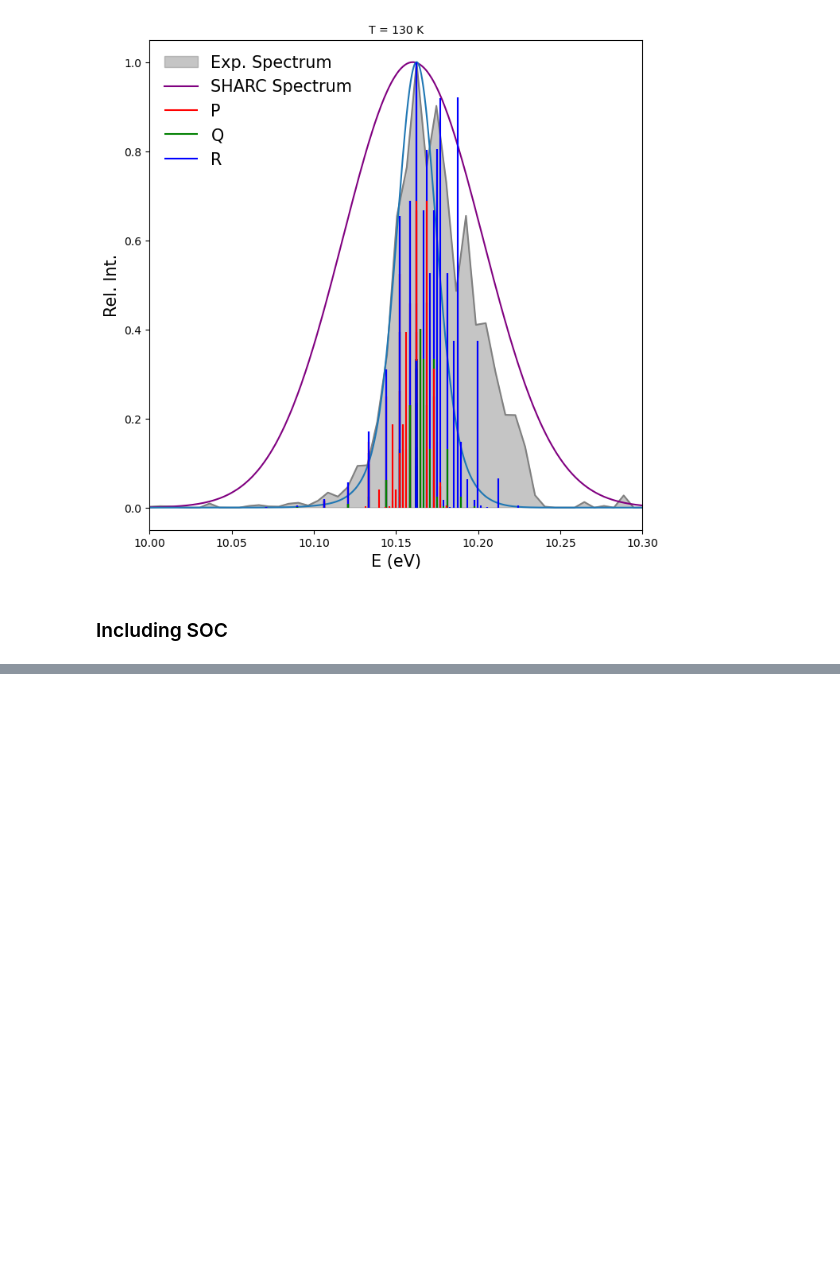
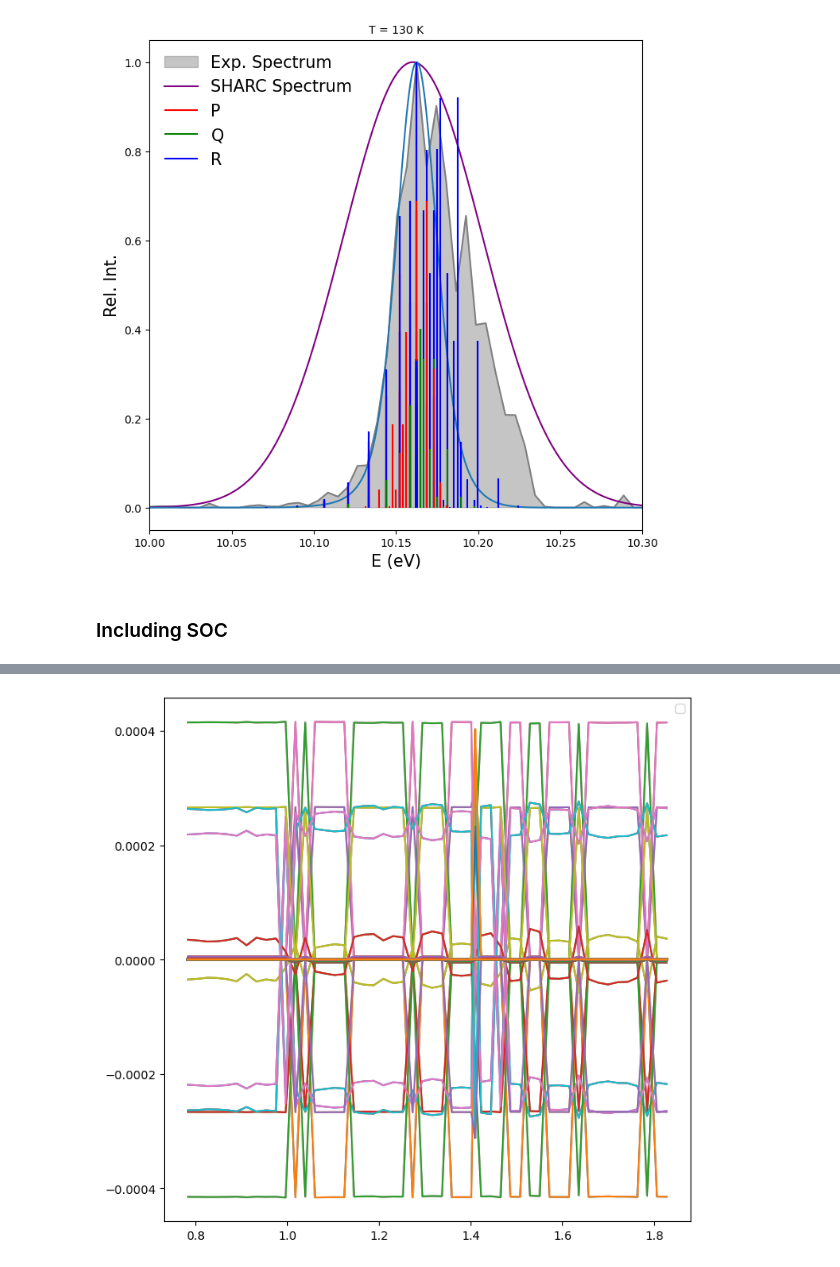
Before and after one commit to Jorgealfue10/Data_Analysis_Sharc, a Jupyter notebook: DUOeinscoeff.ipynb, the cells around one changed output, grey strips where cells are left out. Saved outputs shown, nothing was run; the diff lists cells and outputs as text; code cells hidden in the pictures; blank space fills up the shorter version.

```diff
--- a/DUOeinscoeff.ipynb
+++ b/DUOeinscoeff.ipynb
@@ -952,32 +1014,114 @@ total_stts,stts = getNstates(datic0)
 
 hmat=np.zeros((len(folders_sorted),total_stts,total_stts),dtype=complex)
 dymat=np.zeros((len(folders_sorted),total_stts,total_stts),dtype=complex)
+rdist=np.zeros((len(folders_sorted)))
 
 for i,folder in enumerate(folders_sorted):
     ic = str(folder)+"/QM.out"
+    inp = str(folder)+"/QM.in"
     datic = read_qmout(ic)
+    datin = read_qmout(inp)
     hmat[i,:,:] = gethmat(datic,total_stts)
     dymat[i,:,:] = getDy(datic,total_stts)
+    rdist[i] = getgeom(datin)
 
 evals = np.zeros((len(folders_sorted),total_stts),dtype=complex)
 evecs = np.zeros((len(folders_sorted),total_stts,total_stts),dtype=complex)
 dysoc = np.zeros((len(folders_sorted),total_stts,total_stts),dtype=complex)
 
+# -----------------------------------------
+# 2) Ordenar por R PERO reordenando todo
+# -----------------------------------------
+rdist=rdist*0.521977
+idx = np.argsort(rdist)
+rdist = rdist[idx]
+hmat  = hmat[idx,:,:]
+dymat = dymat[idx,:,:]
+
 for i in range(len(folders_sorted)):
-    evals[i,:],evecs[i,:,:] = np.linalg.eig(hmat[i,:,:])
+    evals[i,:],evecs[i,:,:] = np.linalg.eigh(hmat[i,:,:])
     U = evecs[i,:,:]
     dysoc[i,:,:] = U.conj().T @ dymat[i,:,:] @ U
+    # U = evecs[i,:,:]
+    # err = np.linalg.norm(U.conj().T @ U - np.eye(U.shape[0]))
+    # print(i, err)
 
-dyOm_PHPHMGS = np.zeros((len(folders_sorted),nOmPH,nOmPHGS))
-dyOm_PHPHMGS = np.zeros((len(folders_sorted),len(folders_sorted),nOmPH,nOmPHGS))
-PHOmdist=[-1.0,0.0,1.0] ; PHMOmdist=[-1.5,-0.5,0.5,1.5]
+    # Dn = np.linalg.norm(dymat[i], 'fro')
+    # Ds = np.linalg.norm(dysoc[i], 'fro')
+    # print(i, Dn, Ds, Ds/Dn)
+
+dyOm_PHPHMGS = np.zeros((len(folders_sorted),nOmPH,nOmPHGS),dtype=complex)
+# dyOm_PHPHMGS = np.zeros((len(folders_sorted),len(folders_sorted),nOmPH,nOmPHGS))
 for i in range(nOmPH):
     tripind = i + 10
     for j in range(nOmPHGS):
+        # print(dysoc[:,tripind,j])
         dyOm_PHPHMGS[:,i,j] = dysoc[:,tripind,j]
 
-for i in range(nOmPH):
-    for j in range(nOmPHGS):
+
+rspl = rvals_Comp  # tus R para evaluar el spline
+rspl = np.asarray(rspl, dtype=float)
+mask = (rspl > 0.793755) & (rspl < 1.8)
 
 
-intmat_PH_PHMGS = np.zeros((nOmPH,nOmPHGS))
+spl_re = CubicSpline(rdist, dyOm_PHPHMGS.real, axis=0)
+spl_im = CubicSpline(rdist, dyOm_PHPHMGS.imag, axis=0)
+
+moddysOm = np.sqrt(dyOm_PHPHMGS[:].real**2 + dyOm_PHPHMGS[:].imag**2)
+# dyOm_spl = spl_re(rspl) + 1j*spl_im(rspl)
+dyOm_spl = CubicSpline(rdist,moddysOm,axis=0)
+moddysOm = dyOm_spl(rspl) ; moddysOm = moddysOm[mask]
+
+fig,ax=plt.subplots(figsize=(8,8))
+
+for i in range(total_stts):
+# for j in range(nOmPHGS):
+#     ax.plot(rdist,dyOm_PHPHMGS[:,0,j])
+    # for j in range(total_stts):
+    # # ax.scatter(rdist,dymat[:,10,j],label=j)
+
+    # ax.plot(rdist,evals[:,i])
+
+    # ax.plot(rdist,hmat[:,i,i])
+    for j in range(total_stts):
+        if i!=j:
+            ax.plot(rdist,hmat[:,i,j])
+
+    # ax.plot(rdist,evecs[:,i,0])
+    # ax.plot(rdist,evecs[:,0,i])
+
+    # ax.plot(rdist,evecs[:,i,1],ls="--")
+    # ax.plot(rdist,evecs[:,1,i],ls="--")
+
+    # ax.plot(rdist,evecs[:,i,2],ls="-.")
+    # ax.plot(rdist,evecs[:,2,i],ls="-.")
+
+    # ax.plot(rdist,evecs[:,i,3],ls=":")
+    # ax.plot(rdist,evecs[:,3,i],ls=":")
+
+    # ax.plot(rdist,(dymat[:,i,0].real**2+dymat[:,i,0].imag**2)**0.5)
+    # ax.plot(rdist,(dymat[:,0,i].real**2+dymat[:,0,i].imag**2)**0.5)
+
+    # ax.plot(rdist,(dymat[:,i,1].real**2+dymat[:,i,1].imag**2)**0.5,ls="--")
+    # ax.plot(rdist,(dymat[:,1,i].real**2+dymat[:,1,i].imag**2)**0.5,ls="--")
+
+    # ax.plot(rdist,(dymat[:,i,2].real**2+dymat[:,i,2].imag**2)**0.5,ls="-.")
+    # ax.plot(rdist,(dymat[:,2,i].real**2+dymat[:,2,i].imag**2)**0.5,ls="-.")
+
+    # ax.plot(rdist,(dymat[:,i,3].real**2+dymat[:,i,3].imag**2)**0.5,ls=":")
+    # ax.plot(rdist,(dymat[:,3,i].real**2+dymat[:,3,i].imag**2)**0.5,ls=":")
+
+    # ax.plot(rdist,(dysoc[:,i,0].real**2+dysoc[:,i,0].imag**2)**0.5)
+    # ax.plot(rdist,(dysoc[:,0,i].real**2+dysoc[:,0,i].imag**2)**0.5)
+
+    # ax.plot(rdist,(dysoc[:,i,1].real**2+dysoc[:,i,1].imag**2)**0.5,ls="--")
+    # ax.plot(rdist,(dysoc[:,1,i].real**2+dysoc[:,1,i].imag**2)**0.5,ls="--")
+
+    # ax.plot(rdist,(dysoc[:,i,2].real**2+dysoc[:,i,2].imag**2)**0.5,ls="-.")
+    # ax.plot(rdist,(dysoc[:,2,i].real**2+dysoc[:,2,i].imag**2)**0.5,ls="-.")
+
+    # ax.plot(rdist,(dysoc[:,i,3].real**2+dysoc[:,i,3].imag**2)**0.5,ls=":")
+    # ax.plot(rdist,(dysoc[:,3,i].real**2+dysoc[:,3,i].imag**2)**0.5,ls=":")
+
+ax.legend()
+# %% [output]
@@ -983,0 +1129 @@ intmat_PH_PHMGS = np.zeros((nOmPH,nOmPHGS))
+[figure, added]
```
Also changed, not shown: parts of 5 cells of this notebook, 8 other files.
